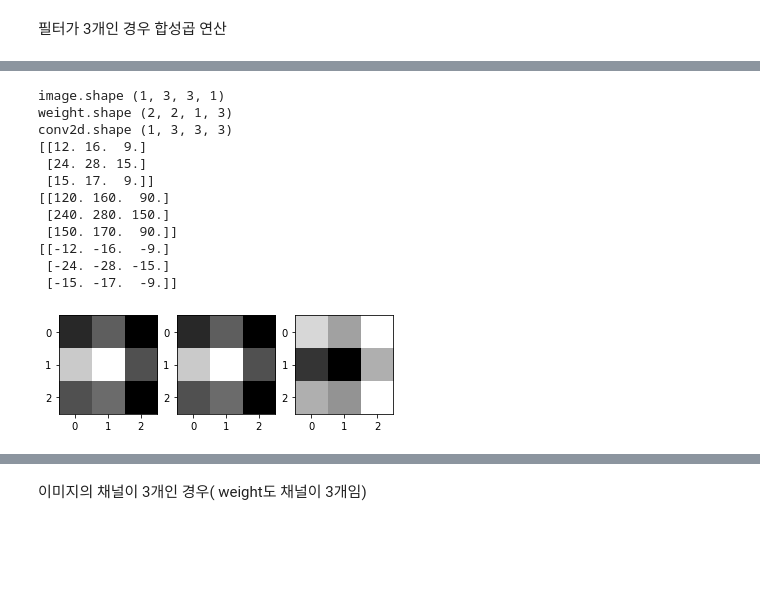
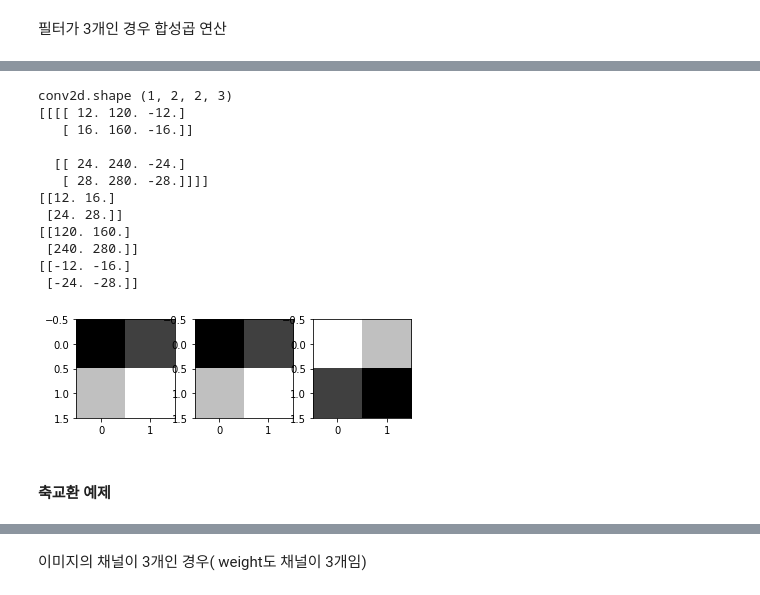
Before and after one commit to imguru-mooc/AI_CNN, a Jupyter notebook: 01_day.ipynb, the cells around one changed output, grey strips where cells are left out. Cells and saved outputs as stored; diff of their text form; code cells hidden in the pictures; blank space fills up the shorter version.

```diff
--- a/01_day.ipynb
+++ b/01_day.ipynb
@@ -17,3 +17,6 @@ w_r = np.flip(w)
 print(w_r)
 # %% [output]
 [3 5 1 2]
+# %%
+w_r = w[::-1]
+print(w_r)
@@ -20,2 +46,8 @@ print(w_r)
 # %% [markdown]
 넘파이의 점 곱으로 합성곱 연산
+# %%
+N = len(x)
+F = len(w_r)
+NUM = N - F + 1
+for i in range(NUM):
+    print(np.sum(x[i:i+4]*w_r), end=" ")
@@ -31,0 +136,3 @@ for i in range(6):
+# %%
+for i in range(6):
+    print(np.dot(x[i:i+4], w_r.reshape(-1,1)), end = " ")  # (4,)(4,1) => (1,)
@@ -142,26 +334,26 @@ conv2d.shape (1, 2, 2, 1)
 # %%
-print("image.shape", image.shape)
-weight = np.array([[[[1.,10.,-1.]],[[1.,10.,-1.]]],[[[1.,10.,-1.]],[[1.,10.,-1.]]]])
-print("weight.shape", weight.shape)
 weight_init = tf.constant_initializer(weight)
-conv2d = tf.keras.layers.Conv2D(filters=3, kernel_size=2, padding='same', kernel_initializer=weight_init)(image)
+conv2d = tf.keras.layers.Conv2D(filters=3, kernel_size=2, padding='valid', kernel_initializer=weight_init)(image)
 print("conv2d.shape", conv2d.shape)
+print(conv2d.numpy())
 feature_maps = np.swapaxes(conv2d, 0, 3)
 for i, feature_map in enumerate(feature_maps):
-    print(feature_map.reshape(3,3))
-    plt.subplot(1,3,i+1), plt.imshow(feature_map.reshape(3,3), cmap='gray')
+    print(feature_map.reshape(2,2))
+    plt.subplot(1,3,i+1), plt.imshow(feature_map.reshape(2,2), cmap='gray')
 plt.show()
 # %% [output]
-image.shape (1, 3, 3, 1)
-weight.shape (2, 2, 1, 3)
-conv2d.shape (1, 3, 3, 3)
-[[12. 16.  9.]
- [24. 28. 15.]
- [15. 17.  9.]]
-[[120. 160.  90.]
- [240. 280. 150.]
- [150. 170.  90.]]
-[[-12. -16.  -9.]
- [-24. -28. -15.]
- [-15. -17.  -9.]]
+conv2d.shape (1, 2, 2, 3)
+[[[[ 12. 120. -12.]
+   [ 16. 160. -16.]]
+
+  [[ 24. 240. -24.]
+   [ 28. 280. -28.]]]]
+[[12. 16.]
+ [24. 28.]]
+[[120. 160.]
+ [240. 280.]]
+[[-12. -16.]
+ [-24. -28.]]
-[figure, old version]
+[figure, new version]
+# %% [markdown]
+#### 축교환 예제
```
Also changed, not shown: parts of 89 cells of this notebook, 2 other files.
